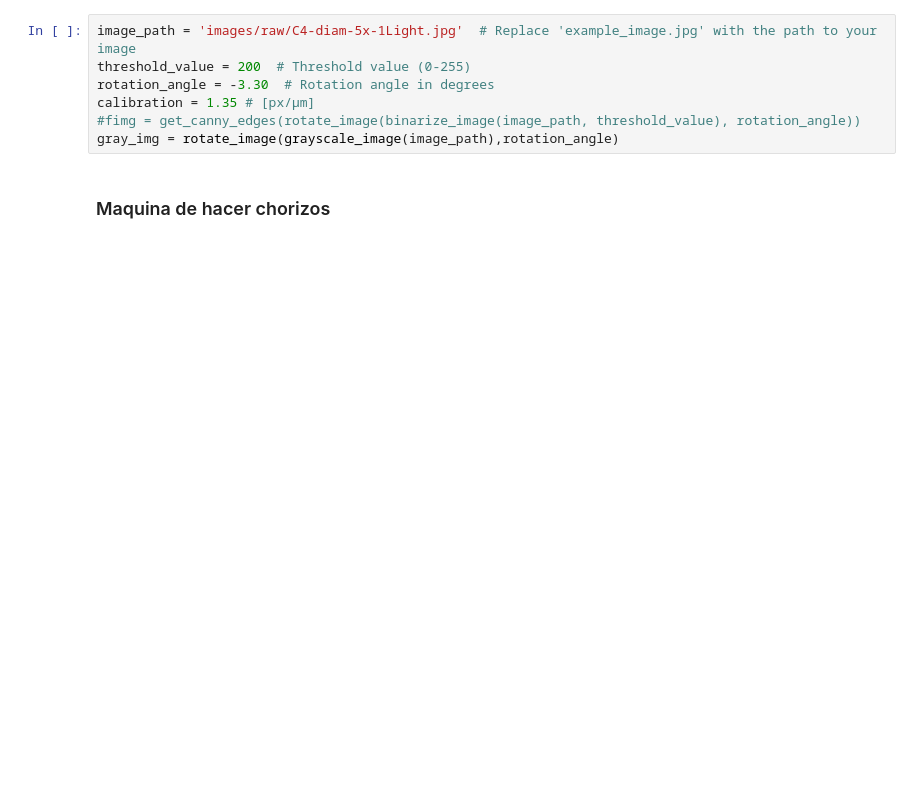
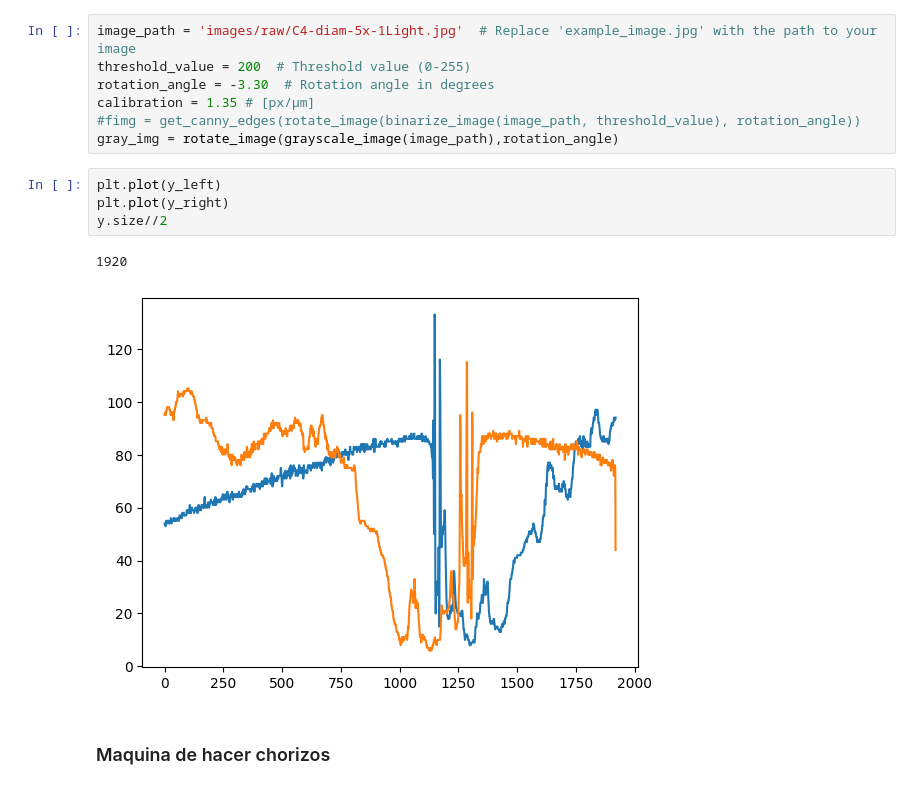
Before and after one commit to gardianc/Nado-ondulatorio, a Jupyter notebook: process_image_utils.ipynb, the cells around one changed output. Drawn from its saved outputs; the diff is of its cells as text; blank space fills up the shorter version.

```diff
--- a/process_image_utils.ipynb
+++ b/process_image_utils.ipynb
@@ -57,6 +58,13 @@ rotation_angle = -3.30  # Rotation angle in degrees
 calibration = 1.35 # [px/µm]
 #fimg = get_canny_edges(rotate_image(binarize_image(image_path, threshold_value), rotation_angle))
 gray_img = rotate_image(grayscale_image(image_path),rotation_angle)
+# %%
+plt.plot(y_left)
+plt.plot(y_right)
+y.size//2
+# %% [output]
+1920
+[figure, added]
 # %% [markdown]
 ### Maquina de hacer chorizos
 # %%
```
Also changed, not shown: parts of 7 cells of this notebook, 2 other files.
